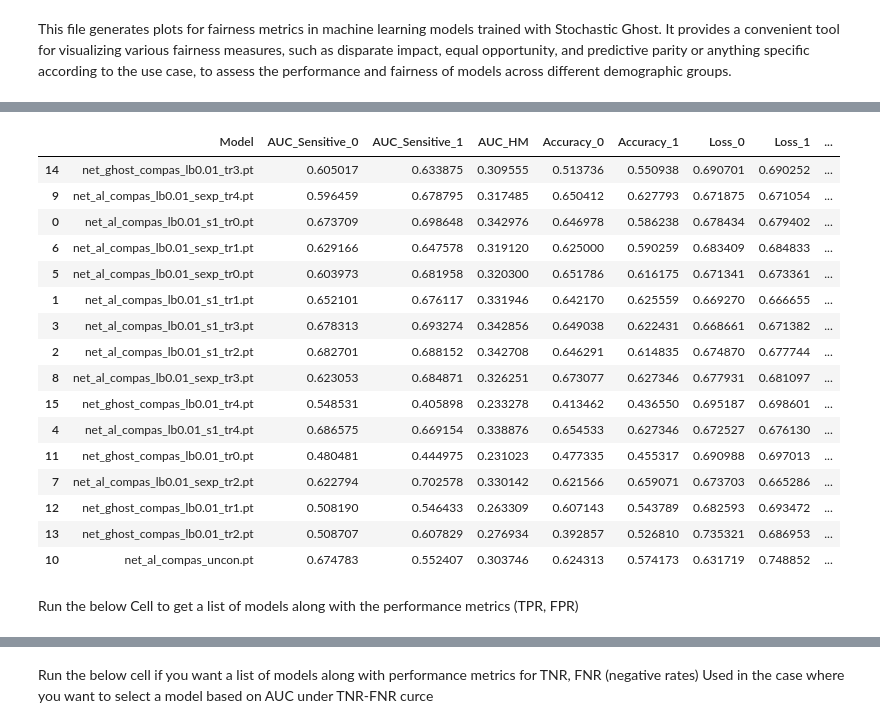
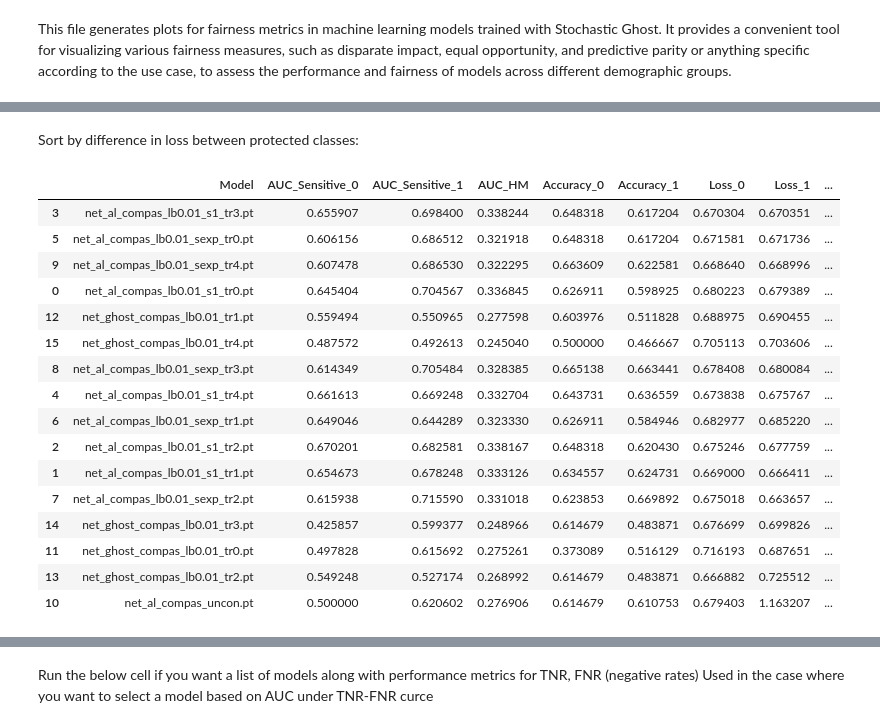
Before and after one commit to GillesBareilles/humancompatible-train, a Jupyter notebook: examples/model_selector.ipynb, the cells around one changed output, grey strips where cells are left out. Saved outputs shown, nothing was run; the diff lists cells and outputs as text; code cells hidden in the pictures.

```diff
--- a/examples/model_selector.ipynb
+++ b/examples/model_selector.ipynb
@@ -286,22 +167,19 @@ for model_index, model_iter in enumerate(loaded_models):
     model.eval()
 
     # Forward pass for subgroup with sensitive attribute A=0
-    predictions_0 = model.evaluate(model.to_backend(X_train[(x_train[:, SENS_IND] == SENSITIVE_CODE_0), :]))
-    predictions_1 = model.evaluate(model.to_backend(X_train[(x_train[:, SENS_IND] == SENSITIVE_CODE_1), :]))
-    y_train_0 = y_train[(x_train[:, SENS_IND] == SENSITIVE_CODE_0)][:,0]
-    y_train_1 = y_train[(x_train[:, SENS_IND] == SENSITIVE_CODE_1)][:,0]
+    predictions_0 = model.evaluate(model.to_backend(x_scaled[(x_raw[:, SENS_IND] == SENSITIVE_CODE_0), :]))
+    predictions_1 = model.evaluate(model.to_backend(x_scaled[(x_raw[:, SENS_IND] == SENSITIVE_CODE_1), :]))
 
-    acc_0 = np.sum(y_train_0 == (predictions_0[:,0] > 0.5)) / len(predictions_0)
-    acc_1 = np.sum(y_train_1 == (predictions_1[:,0] > 0.5)) / len(predictions_1)
-
-    l_0 = log_loss(y_train_0, predictions_0[:,0])
-    l_1 = log_loss(y_train_1, predictions_1[:,0])
+    acc_0 = np.sum(y[(x_raw[:, SENS_IND] == SENSITIVE_CODE_0)] == (predictions_0[:,0] > 0.5)) / len(predictions_0)
+    acc_1 = np.sum(y[(x_raw[:, SENS_IND] == SENSITIVE_CODE_1)] == (predictions_1[:,0] > 0.5)) / len(predictions_1)
+    l_0 = log_loss(y[(x_raw[:, SENS_IND] == SENSITIVE_CODE_0)], predictions_0[:,0])
+    l_1 = log_loss(y[(x_raw[:, SENS_IND] == SENSITIVE_CODE_1)], predictions_1[:,0])
     # Calculate AUCs for sensitive attribute 0
-    fpr_0, tpr_0, thresholds_0 = roc_curve(y_train_0, predictions_0)
+    fpr_0, tpr_0, thresholds_0 = roc_curve(y[(x_raw[:, SENS_IND] == SENSITIVE_CODE_0)], predictions_0)
     auc_0 = auc(fpr_0, tpr_0)
 
     # Calculate AUCs for sensitive attribute 1
-    fpr_1, tpr_1, thresholds_1 = roc_curve(y_train_1, predictions_1)
+    fpr_1, tpr_1, thresholds_1 = roc_curve(y[(x_raw[:, SENS_IND] == SENSITIVE_CODE_1)], predictions_1)
     auc_1 = auc(fpr_1, tpr_1)
 
     auc_hm = (auc_0*auc_1)/(auc_0 + auc_1)
@@ -329,8 +207,8 @@ for model_index, model_iter in enumerate(loaded_models):
                                     # 'Optimal_Threshold_1': optimal_threshold_1
                                     })
 
-results_df_pr = pd.DataFrame(results_list)
-# Display the results DataFrame
-results_df_pr
+res_df = pd.DataFrame(results_list)
+
+res_df
 # %% [output]
 |  | Model | AUC_Sensitive_0 | AUC_Sensitive_1 | AUC_HM | Accuracy_0 | Accuracy_1 | Loss_0 | Loss_1 |
@@ -353,23 +231,23 @@ results_df_pr
+# %% [markdown]
+Sort by difference in loss between protected classes:
 # %%
-results_df_pr['loss_abs_diff'] = abs(results_df_pr.Loss_0 - results_df_pr.Loss_1)
-results_df_pr.sort_values(by='loss_abs_diff', ascending=True)
+res_df['loss_abs_diff'] = abs(res_df.Loss_0 - res_df.Loss_1)
+res_df.sort_values(by='loss_abs_diff', ascending=True)
 # %% [output]
 |  | Model | AUC_Sensitive_0 | AUC_Sensitive_1 | AUC_HM | Accuracy_0 | Accuracy_1 | Loss_0 | Loss_1 | ... |
-| 14 | net_ghost_compas_lb0.01_tr3.pt | 0.605017 | 0.633875 | 0.309555 | 0.513736 | 0.550938 | 0.690701 | 0.690252 | ... |
-| 9 | net_al_compas_lb0.01_sexp_tr4.pt | 0.596459 | 0.678795 | 0.317485 | 0.650412 | 0.627793 | 0.671875 | 0.671054 | ... |
-| 0 | net_al_compas_lb0.01_s1_tr0.pt | 0.673709 | 0.698648 | 0.342976 | 0.646978 | 0.586238 | 0.678434 | 0.679402 | ... |
-| 6 | net_al_compas_lb0.01_sexp_tr1.pt | 0.629166 | 0.647578 | 0.319120 | 0.625000 | 0.590259 | 0.683409 | 0.684833 | ... |
-| 5 | net_al_compas_lb0.01_sexp_tr0.pt | 0.603973 | 0.681958 | 0.320300 | 0.651786 | 0.616175 | 0.671341 | 0.673361 | ... |
-| 1 | net_al_compas_lb0.01_s1_tr1.pt | 0.652101 | 0.676117 | 0.331946 | 0.642170 | 0.625559 | 0.669270 | 0.666655 | ... |
-| 3 | net_al_compas_lb0.01_s1_tr3.pt | 0.678313 | 0.693274 | 0.342856 | 0.649038 | 0.622431 | 0.668661 | 0.671382 | ... |
-| 2 | net_al_compas_lb0.01_s1_tr2.pt | 0.682701 | 0.688152 | 0.342708 | 0.646291 | 0.614835 | 0.674870 | 0.677744 | ... |
-| 8 | net_al_compas_lb0.01_sexp_tr3.pt | 0.623053 | 0.684871 | 0.326251 | 0.673077 | 0.627346 | 0.677931 | 0.681097 | ... |
-| 15 | net_ghost_compas_lb0.01_tr4.pt | 0.548531 | 0.405898 | 0.233278 | 0.413462 | 0.436550 | 0.695187 | 0.698601 | ... |
-| 4 | net_al_compas_lb0.01_s1_tr4.pt | 0.686575 | 0.669154 | 0.338876 | 0.654533 | 0.627346 | 0.672527 | 0.676130 | ... |
-| 11 | net_ghost_compas_lb0.01_tr0.pt | 0.480481 | 0.444975 | 0.231023 | 0.477335 | 0.455317 | 0.690988 | 0.697013 | ... |
-| 7 | net_al_compas_lb0.01_sexp_tr2.pt | 0.622794 | 0.702578 | 0.330142 | 0.621566 | 0.659071 | 0.673703 | 0.665286 | ... |
-| 12 | net_ghost_compas_lb0.01_tr1.pt | 0.508190 | 0.546433 | 0.263309 | 0.607143 | 0.543789 | 0.682593 | 0.693472 | ... |
-| 13 | net_ghost_compas_lb0.01_tr2.pt | 0.508707 | 0.607829 | 0.276934 | 0.392857 | 0.526810 | 0.735321 | 0.686953 | ... |
-| 10 | net_al_compas_uncon.pt | 0.674783 | 0.552407 | 0.303746 | 0.624313 | 0.574173 | 0.631719 | 0.748852 | ... |
+| 3 | net_al_compas_lb0.01_s1_tr3.pt | 0.655907 | 0.698400 | 0.338244 | 0.648318 | 0.617204 | 0.670304 | 0.670351 | ... |
+| 5 | net_al_compas_lb0.01_sexp_tr0.pt | 0.606156 | 0.686512 | 0.321918 | 0.648318 | 0.617204 | 0.671581 | 0.671736 | ... |
+| 9 | net_al_compas_lb0.01_sexp_tr4.pt | 0.607478 | 0.686530 | 0.322295 | 0.663609 | 0.622581 | 0.668640 | 0.668996 | ... |
+| 0 | net_al_compas_lb0.01_s1_tr0.pt | 0.645404 | 0.704567 | 0.336845 | 0.626911 | 0.598925 | 0.680223 | 0.679389 | ... |
+| 12 | net_ghost_compas_lb0.01_tr1.pt | 0.559494 | 0.550965 | 0.277598 | 0.603976 | 0.511828 | 0.688975 | 0.690455 | ... |
+| 15 | net_ghost_compas_lb0.01_tr4.pt | 0.487572 | 0.492613 | 0.245040 | 0.500000 | 0.466667 | 0.705113 | 0.703606 | ... |
+| 8 | net_al_compas_lb0.01_sexp_tr3.pt | 0.614349 | 0.705484 | 0.328385 | 0.665138 | 0.663441 | 0.678408 | 0.680084 | ... |
+| 4 | net_al_compas_lb0.01_s1_tr4.pt | 0.661613 | 0.669248 | 0.332704 | 0.643731 | 0.636559 | 0.673838 | 0.675767 | ... |
+| 6 | net_al_compas_lb0.01_sexp_tr1.pt | 0.649046 | 0.644289 | 0.323330 | 0.626911 | 0.584946 | 0.682977 | 0.685220 | ... |
+| 2 | net_al_compas_lb0.01_s1_tr2.pt | 0.670201 | 0.682581 | 0.338167 | 0.648318 | 0.620430 | 0.675246 | 0.677759 | ... |
+| 1 | net_al_compas_lb0.01_s1_tr1.pt | 0.654673 | 0.678248 | 0.333126 | 0.634557 | 0.624731 | 0.669000 | 0.666411 | ... |
+| 7 | net_al_compas_lb0.01_sexp_tr2.pt | 0.615938 | 0.715590 | 0.331018 | 0.623853 | 0.669892 | 0.675018 | 0.663657 | ... |
+| 14 | net_ghost_compas_lb0.01_tr3.pt | 0.425857 | 0.599377 | 0.248966 | 0.614679 | 0.483871 | 0.676699 | 0.699826 | ... |
+| 11 | net_ghost_compas_lb0.01_tr0.pt | 0.497828 | 0.615692 | 0.275261 | 0.373089 | 0.516129 | 0.716193 | 0.687651 | ... |
+| 13 | net_ghost_compas_lb0.01_tr2.pt | 0.549248 | 0.527174 | 0.268992 | 0.614679 | 0.483871 | 0.666882 | 0.725512 | ... |
+| 10 | net_al_compas_uncon.pt | 0.500000 | 0.620602 | 0.276906 | 0.614679 | 0.610753 | 0.679403 | 1.163207 | ... |
-# %% [markdown]
-Run the below Cell to get a list of models along with the performance metrics (TPR, FPR)
```
Also changed, not shown: parts of 23 cells of this notebook, 2 other files.
